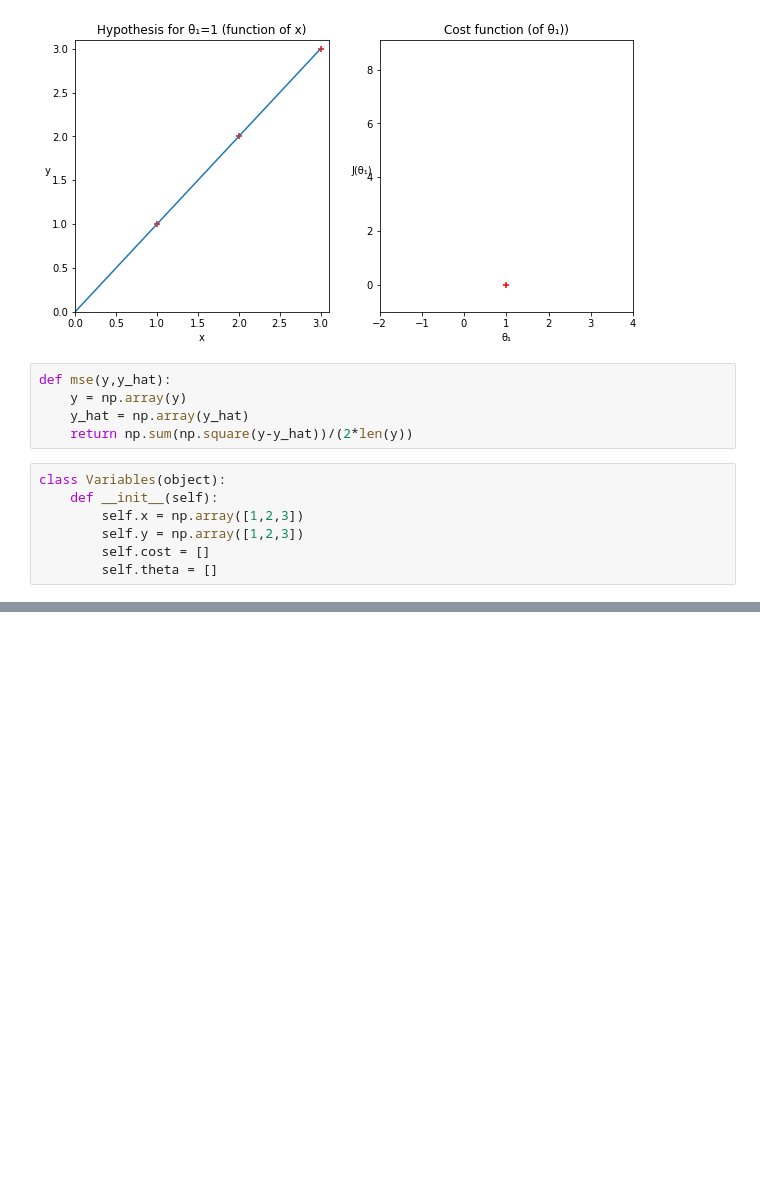
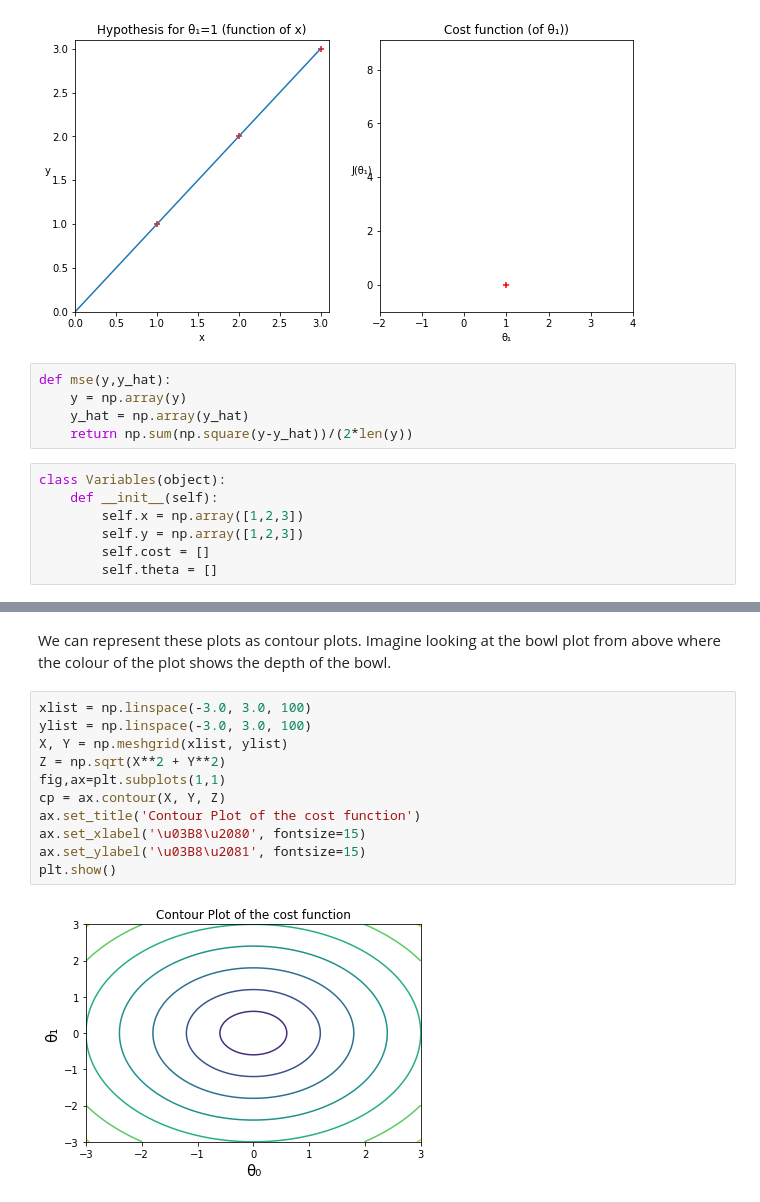
Before and after one commit to Dexter192/Coursera-AndrewNg-MachineLearning, a Jupyter notebook: Week1.ipynb, the cells around one changed output, grey strips where cells are left out. Cells and saved outputs as stored; diff of their text form; blank space fills up the shorter version.

```diff
--- a/Week1.ipynb
+++ b/Week1.ipynb
@@ -200,0 +286,15 @@ TODO:
+# %% [markdown]
+We can represent these plots as contour plots. Imagine looking at the bowl plot from above where the colour of the plot shows the depth of the bowl.
+# %%
+xlist = np.linspace(-3.0, 3.0, 100)
+ylist = np.linspace(-3.0, 3.0, 100)
+X, Y = np.meshgrid(xlist, ylist)
+Z = np.sqrt(X**2 + Y**2)
+fig,ax=plt.subplots(1,1)
+cp = ax.contour(X, Y, Z)
+ax.set_title('Contour Plot of the cost function')
+ax.set_xlabel('\u03B8\u2080', fontsize=15)
+ax.set_ylabel('\u03B8\u2081', fontsize=15)
+plt.show()
+# %% [output]
+[figure, added]
```
Also changed, not shown: parts of 20 cells of this notebook, 3 other files.
